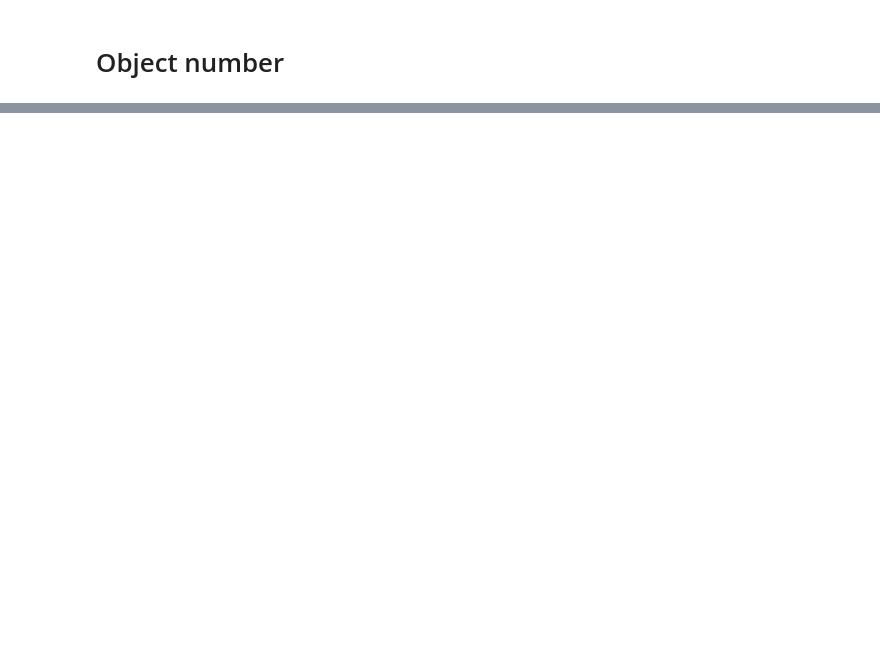
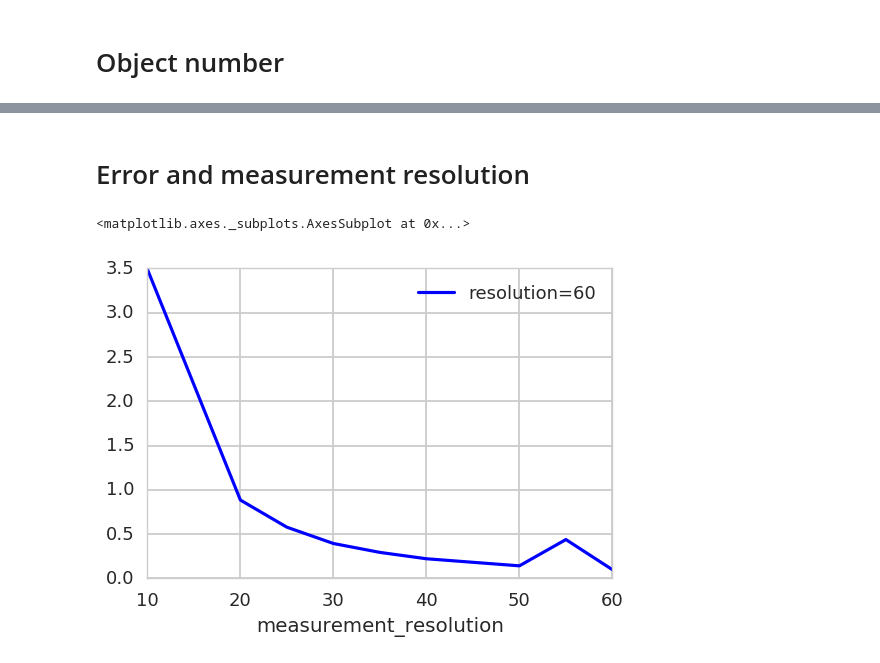
Before and after one commit to mjirik/teigen, a Jupyter notebook: examples/paperfigures.ipynb, the cells around one changed output, grey strips where cells are left out. Drawn from its saved outputs; the diff is of its cells as text; code cells hidden in the pictures; blank space fills up the shorter version.

```diff
--- a/examples/paperfigures.ipynb
+++ b/examples/paperfigures.ipynb
@@ -129,0 +182,15 @@ for radius_method in available_radius_methods:
+# %% [markdown]
+# Error and measurement resolution
+# %%
+# zip(list(dfs_group))
+
+xkey="measurement_resolution"
+ykey="surface error [%]"
+dfs_group = dfs[["surface error [%]", "measurement_resolution" ]].sort_values(by="measurement_resolution")#.groupby(by="measurement_resolution")
+# .plot(x="element_number")
+sns.set_context("talk")
+dfs_group.groupby(by="measurement_resolution").mean().abs().reset_index().plot(x=xkey, y=ykey, label="resolution={}".format(label))
+# dfs_group.plot(x=xkey, y=ykey)
+# %% [output]
+<matplotlib.axes._subplots.AxesSubplot at 0x...>
+[figure, added]
```
Also changed, not shown: parts of 9 cells of this notebook, 4 other files.
